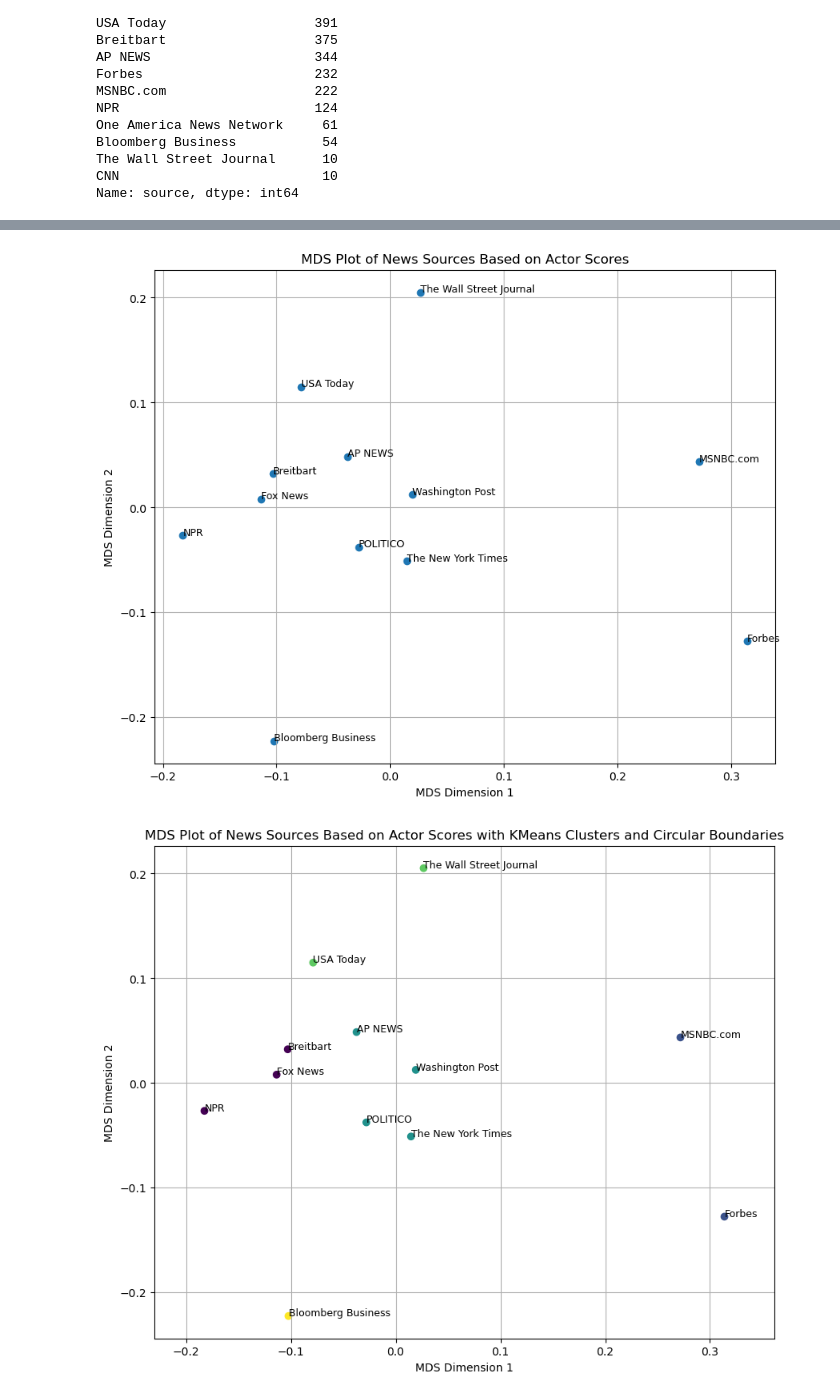
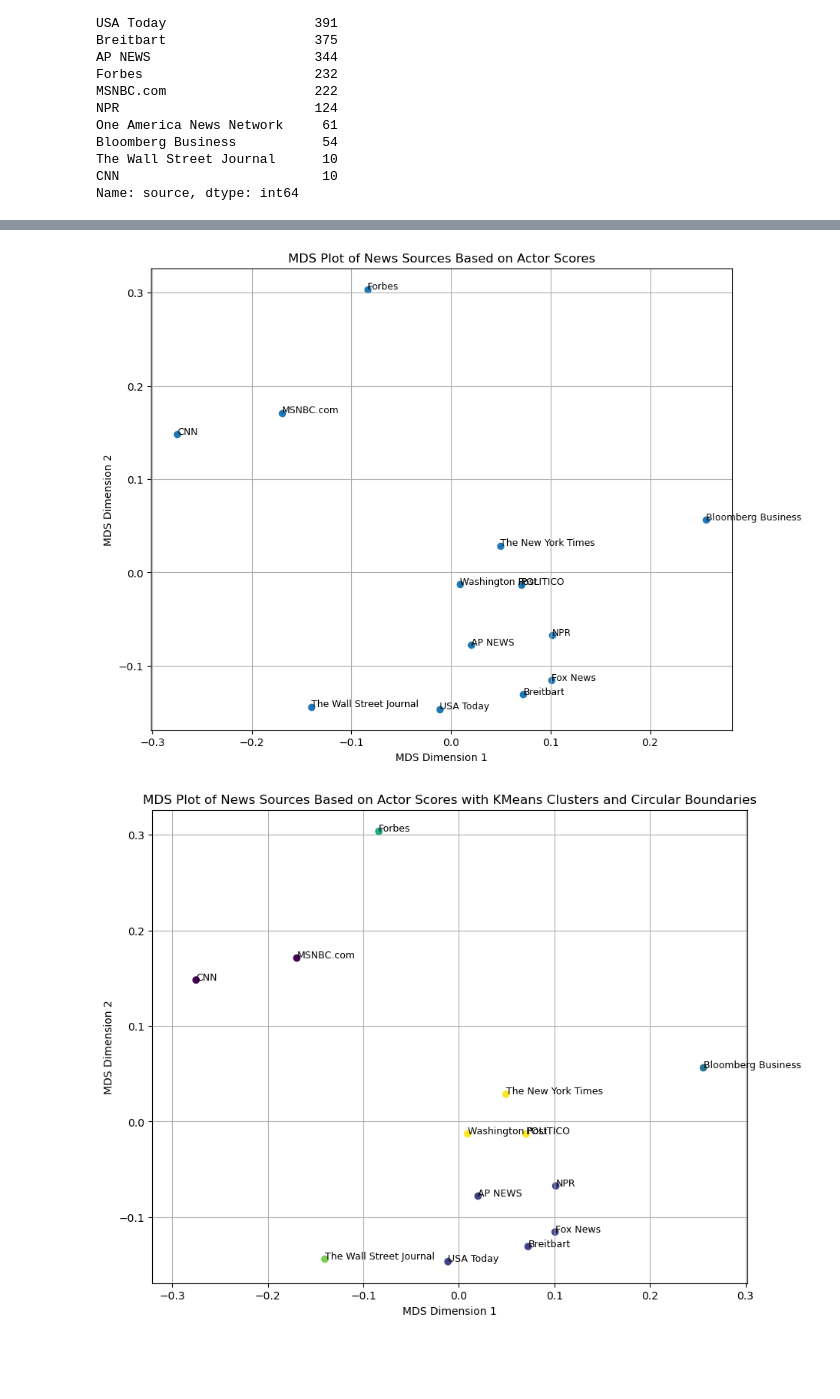
Before and after one commit to CarsonJMullen/Unstructured-Data-Analytics, a Jupyter notebook: Final Project/Final Project.ipynb, the cells around one changed output, grey strips where cells are left out. Cells and saved outputs as stored; diff of their text form; code cells hidden in the pictures; blank space fills up the shorter version.

```diff
--- a/Final Project/Final Project.ipynb
+++ b/Final Project/Final Project.ipynb
@@ -468,4 +468,4 @@ for source, actor_scores in actor_scores_per_source.items():
 average_actor_scores_df = pd.DataFrame(average_actor_scores_list)
 # %%
 average_actor_scores_df = pd.DataFrame(average_actor_scores_list)
-average_actor_scores_df = average_actor_scores_df[~average_actor_scores_df['source'].isin(['CNN', 'One America News Network'])]
+average_actor_scores_df = average_actor_scores_df[~average_actor_scores_df['source'].isin(['One America News Network'])]
@@ -510,0 +523,15 @@ plt.show()
+# %%
+average_actor_scores_df['adj_content_value'] = average_actor_scores_df.groupby('actor')['average_content_score'].transform(lambda x: x - x[average_actor_scores_df['source'] == 'NPR'].values[0])
+average_actor_scores_df['adj_title_value'] = average_actor_scores_df.groupby('actor')['average_title_score'].transform(lambda x: x - x[average_actor_scores_df['source'] == 'NPR'].values[0])
+
+average_actor_scores_df['color'] = average_actor_scores_df['actor'].map({'Trump': 'red', 'Harris': 'blue', 'Biden': 'gray'}).fillna('gray')
+
+# Plotting
+plt.figure(figsize=(30,6))
+sns.barplot(x='source', y='adj_content_value', hue='actor', data=average_actor_scores_df, dodge=True, palette=average_actor_scores_df.set_index('actor')['color'])
+
+plt.title('Content Media Bias')
+plt.ylabel('Baseline Value')
+plt.xlabel('Source')
+plt.legend(title='Actor')
+plt.show()
@@ -538,7 +567,7 @@ plt.ylabel('MDS Dimension 2')
 plt.grid(True)
 plt.show()
 # %% [output]
-[figure, old version]
+[figure, new version]
 # %%
 import numpy as np
 import pandas as pd
@@ -558,32 +587,32 @@ pivot_df.columns = [f'{col[0]}_{col[1]}' for col in pivot_df.columns]
 # Fill any missing values with 0
 pivot_df = pivot_df.fillna(0)
 
 # Compute a distance matrix (Euclidean distance between sources based on their actor scores)
 distance_matrix = euclidean_distances(pivot_df)
 
 # Perform MDS
 mds = MDS(n_components=2, dissimilarity='precomputed', random_state=42)
 mds_result = mds.fit_transform(distance_matrix)
 
 # KMeans Clustering
-n_clusters = 5  # Choose the number of clusters you want
+n_clusters = 6  # Choose the number of clusters you want
 kmeans = KMeans(n_clusters=n_clusters, random_state=42)
 predictions = kmeans.fit_predict(mds_result)
 
 # Plot MDS results with KMeans Clusters
 plt.figure(figsize=(10, 8))
 scatter = plt.scatter(mds_result[:, 0], mds_result[:, 1], c=predictions, cmap='viridis', marker='o')
 
 # Annotate each point with its news source
 for i, source in enumerate(pivot_df.index):
     plt.text(mds_result[i, 0], mds_result[i, 1], source, fontsize=9)
 
 
 plt.title('MDS Plot of News Sources Based on Actor Scores with KMeans Clusters and Circular Boundaries')
 plt.xlabel('MDS Dimension 1')
 plt.ylabel('MDS Dimension 2')
 plt.grid(True)
 plt.axis('equal')  # Keep aspect ratio square
 plt.show()
 # %% [output]
-[figure, old version]
+[figure, new version]
```
Also changed, not shown: parts of 6 cells of this notebook.
